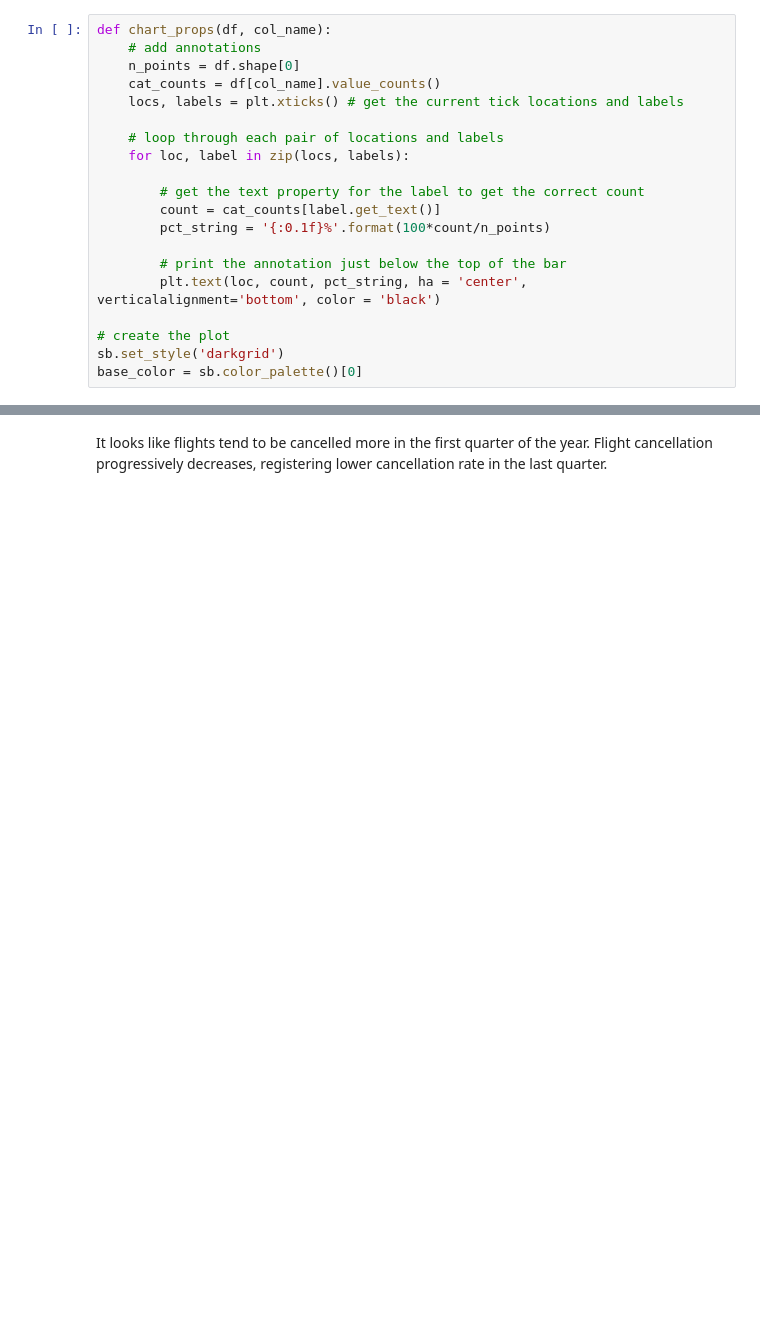
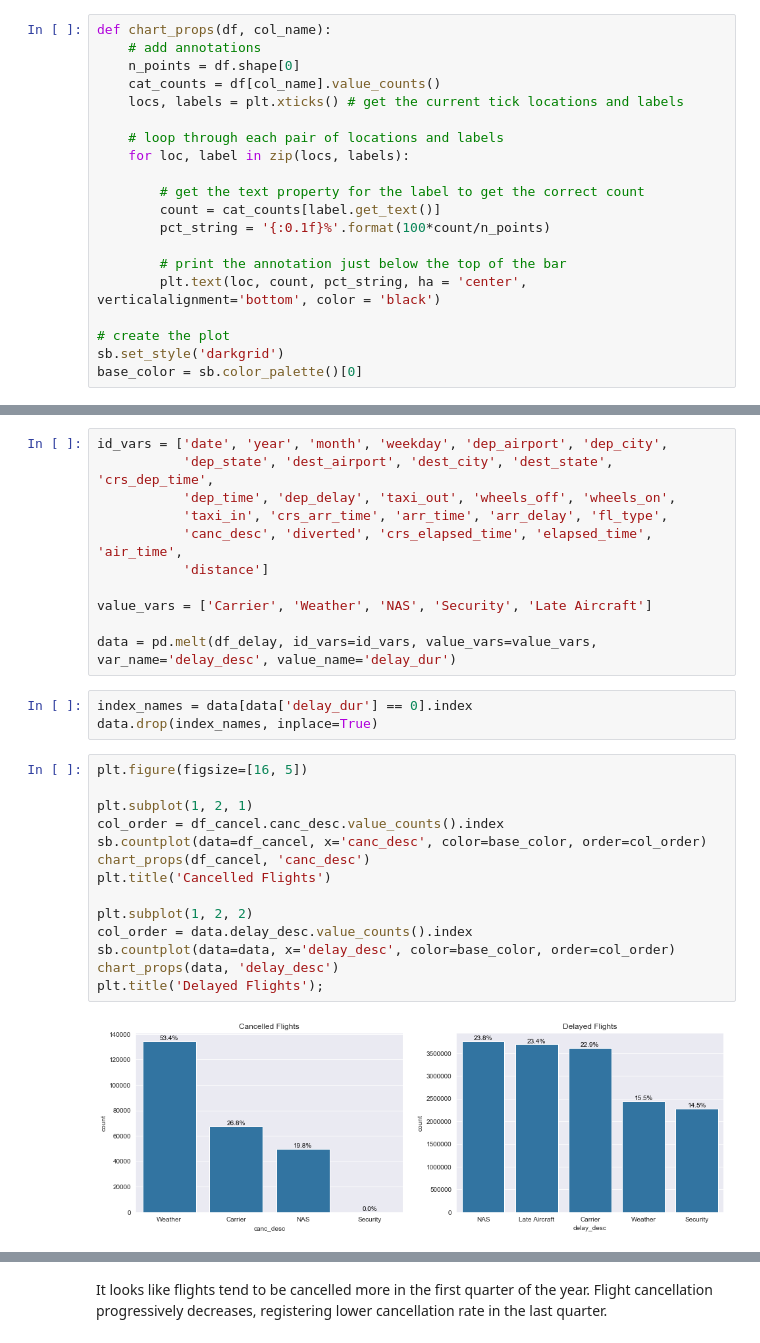
Before and after one commit to thaysmartinez/flights-data-exploration, a Jupyter notebook: exploration_template.ipynb, the cells around one changed output, grey strips where cells are left out. Cells and saved outputs as stored; diff of their text form; blank space fills up the shorter version.

```diff
--- a/exploration_template.ipynb
+++ b/exploration_template.ipynb
@@ -166 +171,31 @@ chart_props(df_cancelled, 'cancellation_desc')
+# %%
+id_vars = ['date', 'year', 'month', 'weekday', 'dep_airport', 'dep_city',
+           'dep_state', 'dest_airport', 'dest_city', 'dest_state', 'crs_dep_time',
+           'dep_time', 'dep_delay', 'taxi_out', 'wheels_off', 'wheels_on',
+           'taxi_in', 'crs_arr_time', 'arr_time', 'arr_delay', 'fl_type',
+           'canc_desc', 'diverted', 'crs_elapsed_time', 'elapsed_time', 'air_time',
+           'distance']
+
+value_vars = ['Carrier', 'Weather', 'NAS', 'Security', 'Late Aircraft']
+
+data = pd.melt(df_delay, id_vars=id_vars, value_vars=value_vars, var_name='delay_desc', value_name='delay_dur')
+# %%
+index_names = data[data['delay_dur'] == 0].index
+data.drop(index_names, inplace=True)
+# %%
+plt.figure(figsize=[16, 5])
+
+plt.subplot(1, 2, 1)
+col_order = df_cancel.canc_desc.value_counts().index
+sb.countplot(data=df_cancel, x='canc_desc', color=base_color, order=col_order)
+chart_props(df_cancel, 'canc_desc')
+plt.title('Cancelled Flights')
+
+plt.subplot(1, 2, 2)
+col_order = data.delay_desc.value_counts().index
+sb.countplot(data=data, x='delay_desc', color=base_color, order=col_order)
+chart_props(data, 'delay_desc')
+plt.title('Delayed Flights');
+# %% [output]
+[figure, added]
 # %%
```
Also changed, not shown: parts of 23 cells of this notebook.
